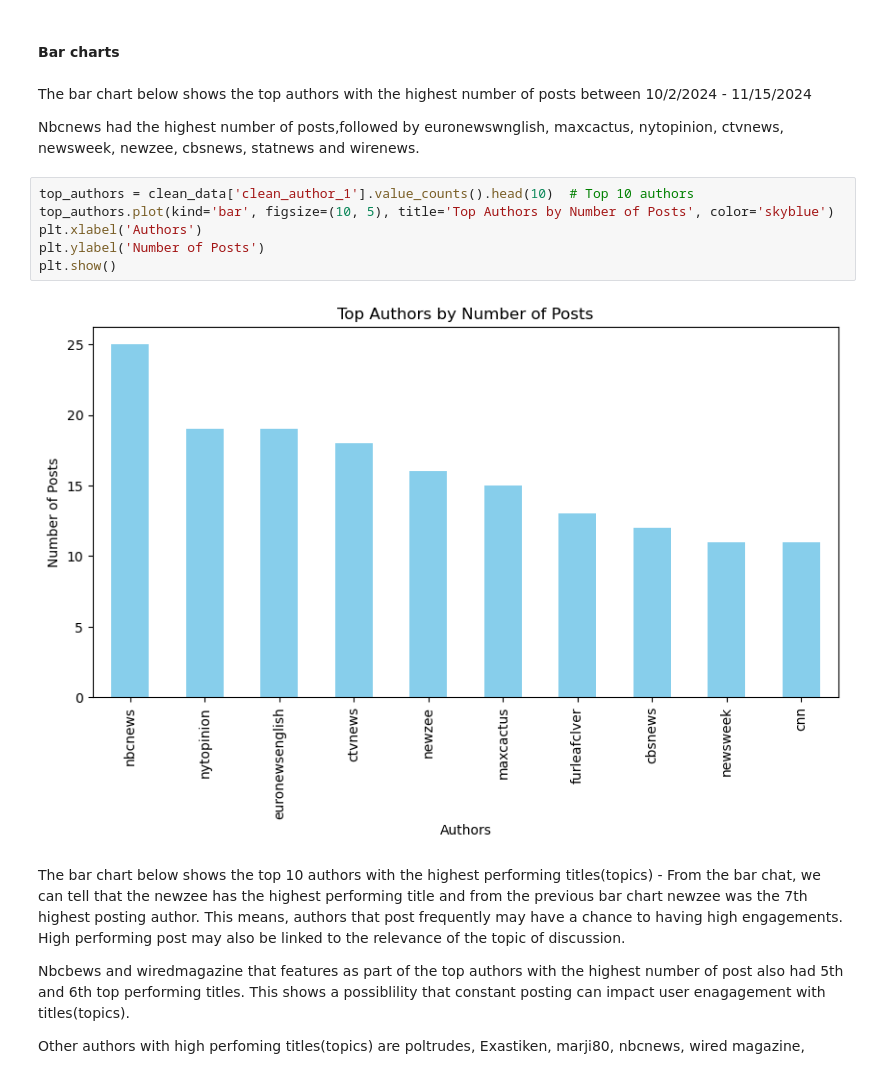
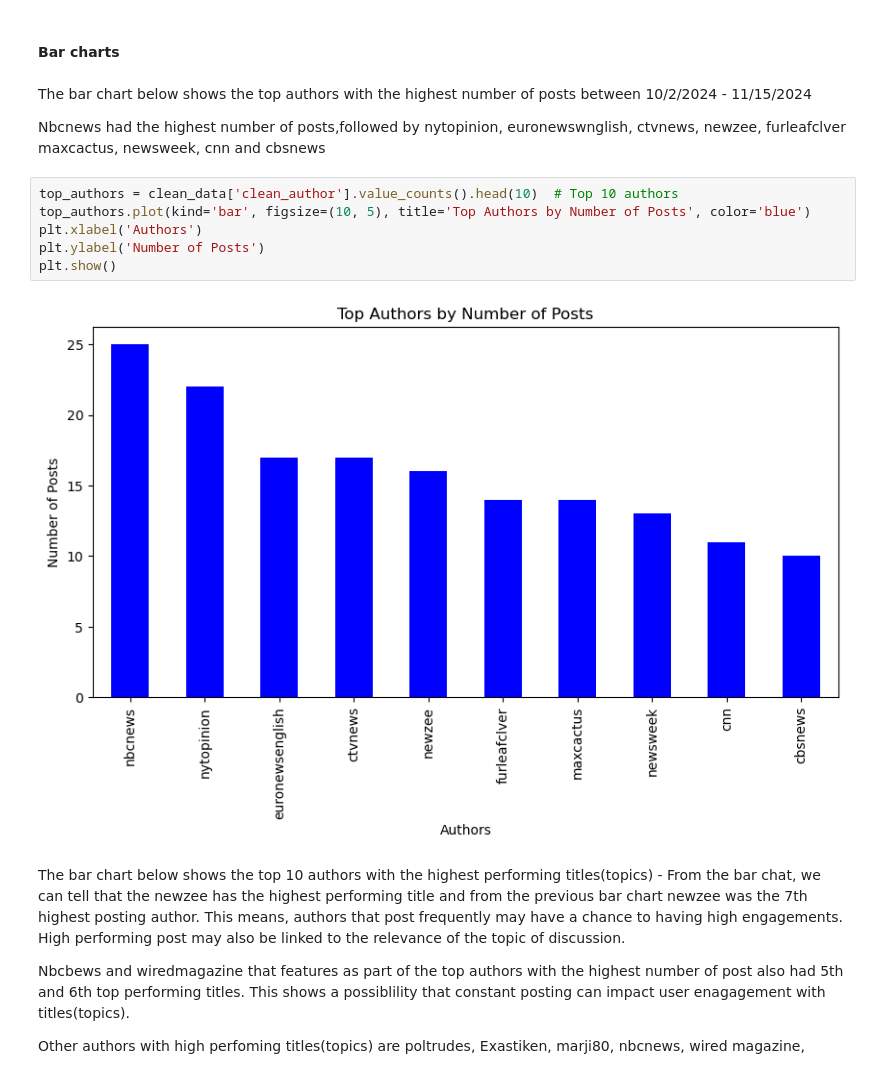
Before and after one commit to Olayemi-cloud/jh24993_EMATM0048---Python-Project, a Jupyter notebook: jh24993_EMATM0048_Q2.ipynb, the cells around one changed output. Cells and saved outputs as stored; diff of their text form.

```diff
--- a/jh24993_EMATM0048_Q2.ipynb
+++ b/jh24993_EMATM0048_Q2.ipynb
@@ -573,15 +548,15 @@ plt.show()
 # %% [markdown]
 The bar chart below shows the top authors with the highest number of posts between 10/2/2024 - 11/15/2024
 
-Nbcnews had the highest number of posts,followed by euronewswnglish, maxcactus, nytopinion, ctvnews, newsweek, newzee, cbsnews, statnews and wirenews.
+Nbcnews had the highest number of posts,followed by nytopinion, euronewswnglish, ctvnews, newzee, furleafclver maxcactus, newsweek, cnn and cbsnews
 # %%
-top_authors = clean_data['clean_author_1'].value_counts().head(10)  # Top 10 authors
-top_authors.plot(kind='bar', figsize=(10, 5), title='Top Authors by Number of Posts', color='skyblue')
+top_authors = clean_data['clean_author'].value_counts().head(10)  # Top 10 authors
+top_authors.plot(kind='bar', figsize=(10, 5), title='Top Authors by Number of Posts', color='blue')
 plt.xlabel('Authors')
 plt.ylabel('Number of Posts')
 plt.show()
 # %% [output]
-[figure, old version]
+[figure, new version]
 # %% [markdown]
 The bar chart below shows the top 10 authors with the highest performing titles(topics) - From the bar chat, we can tell that the newzee has the highest performing title and from the previous bar chart newzee was the 7th highest posting author. This means, authors that post frequently may have a chance to having high engagements. High performing post may also be linked to the relevance of the topic of discussion.
 
```
Also changed, not shown: parts of 74 cells of this notebook.
